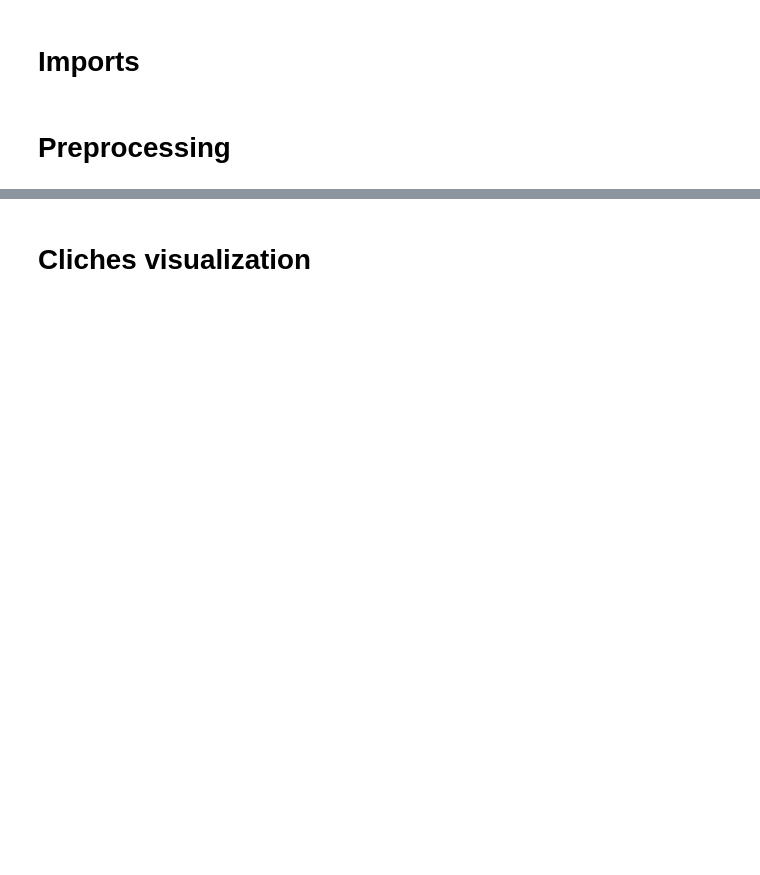
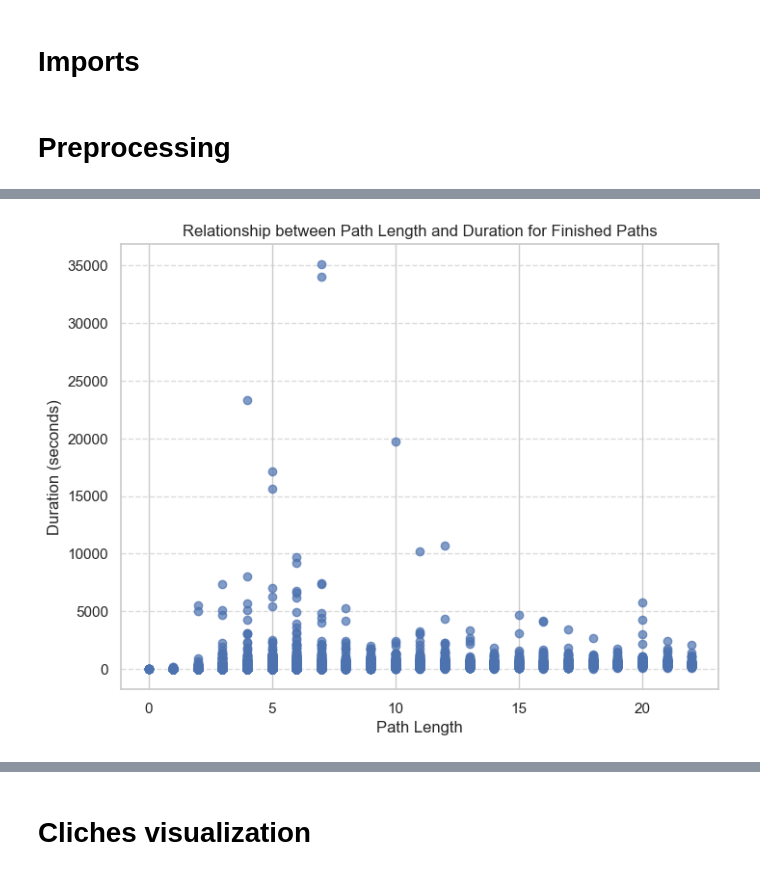
Before and after one commit to epfl-ada/ada-2023-project-abracadabra2023, a Jupyter notebook: nb.ipynb, the cells around one changed output, grey strips where cells are left out. Saved outputs shown, nothing was run; the diff lists cells and outputs as text; code cells hidden in the pictures; blank space fills up the shorter version.

```diff
--- a/nb.ipynb
+++ b/nb.ipynb
@@ -23,0 +37,4 @@ from preprocessing import *
+# %%
+path_length_vs_duration(paths_finished, show=True)
+# %% [output]
+[figure, added]
```
Also changed, not shown: parts of 19 cells of this notebook, 3 other files.
